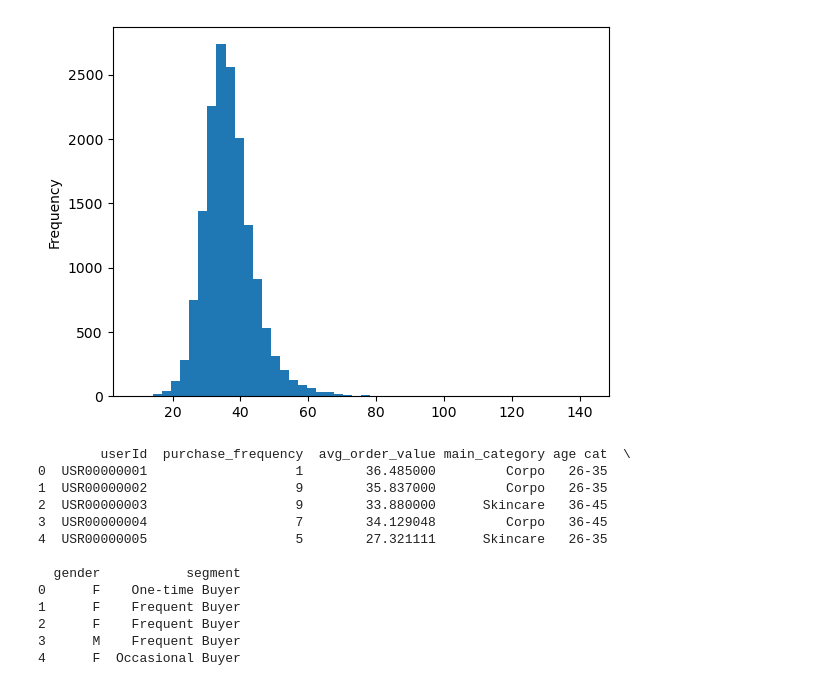
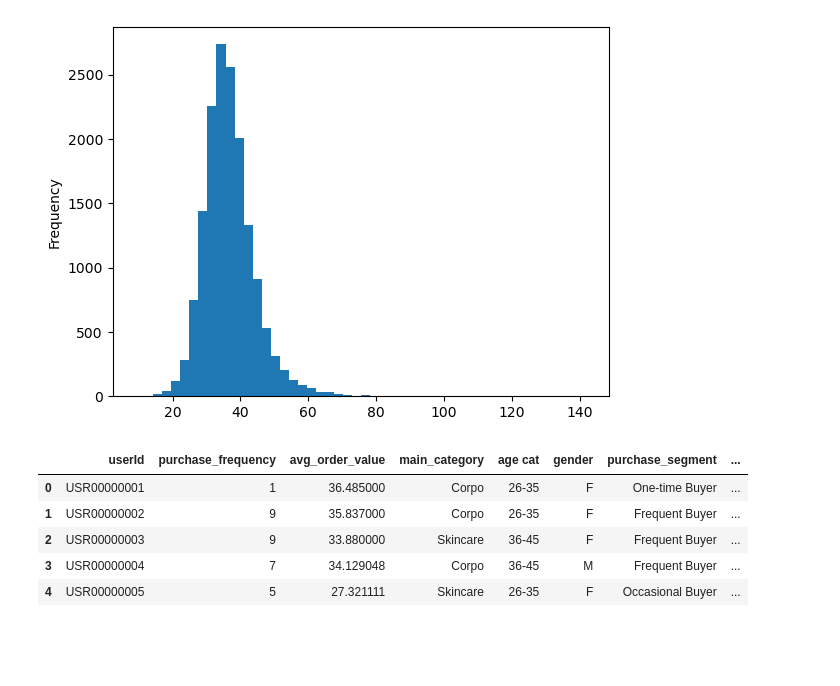
Before and after one commit to michelecoaro/Datanauti, a Jupyter notebook: EDA.ipynb, the cells around one changed output. Drawn from its saved outputs; the diff is of its cells as text; code cells hidden in the pictures; blank space fills up the shorter version.

```diff
--- a/EDA.ipynb
+++ b/EDA.ipynb
@@ -416,45 +383,46 @@ plt.show()
 # %% [output]
 [figure]
 # %%
-import pandas as pd
-
 purchase_frequency = df_beauty.groupby('userId')['orderId'].nunique().reset_index()
 purchase_frequency.columns = ['userId', 'purchase_frequency']
 
 avg_order_value = df_beauty.groupby('userId')['revenue'].mean().reset_index()
 avg_order_value.columns = ['userId', 'avg_order_value']
 
 top_category = df_beauty.groupby(['userId', 'main_category']).size().reset_index(name='count')
 top_category = top_category.loc[top_category.groupby('userId')['count'].idxmax(), ['userId', 'main_category']]
 
 id_info = df_beauty[['userId', 'age cat', 'gender']].drop_duplicates()
 id_info = id_info.groupby('userId').agg({'age cat': 'max', 'gender': 'first'}).reset_index()
 
 customer_segments = purchase_frequency.merge(avg_order_value, on='userId') \
                                       .merge(top_category, on='userId') \
                                       .merge(id_info, on='userId')
 
-customer_segments['segment'] = pd.cut(
+customer_segments['purchase_segment'] = pd.cut(
     customer_segments['purchase_frequency'],
     bins=[0, 1, 5, 10, float('inf')],
     labels=['One-time Buyer', 'Occasional Buyer', 'Frequent Buyer', 'Loyal Customer']
 )
 
-# Visualizza i primi risultati
-print(customer_segments.head())
+customer_segments['aov_segment'] = pd.cut(
+    customer_segments['avg_order_value'],
+    bins=[0, 20, 30, 40, 50, float('inf')],
+    labels=['Low Spender', 'Medium Spender', 'Medium High Spender', 'High Spender', 'Very High Spender']
+)
+
+popular_categories = df_beauty['main_category'].value_counts().index[:5]
+customer_segments['product_segment'] = customer_segments['main_category'].apply(
+    lambda x: x if x in popular_categories else 'Other'
+)
+
+customer_segments.head()
 # %% [output]
-        userId  purchase_frequency  avg_order_value main_category age cat  \
-0  USR00000001                   1        36.485000         Corpo   26-35
-1  USR00000002                   9        35.837000         Corpo   26-35
-2  USR00000003                   9        33.880000      Skincare   36-45
-3  USR00000004                   7        34.129048         Corpo   36-45
-4  USR00000005                   5        27.321111      Skincare   26-35
-
-  gender           segment
-0      F    One-time Buyer
-1      F    Frequent Buyer
-2      F    Frequent Buyer
-3      M    Frequent Buyer
-4      F  Occasional Buyer
+|  | userId | purchase_frequency | avg_order_value | main_category | age cat | gender | purchase_segment | ... |
+| 0 | USR00000001 | 1 | 36.485000 | Corpo | 26-35 | F | One-time Buyer | ... |
+| 1 | USR00000002 | 9 | 35.837000 | Corpo | 26-35 | F | Frequent Buyer | ... |
+| 2 | USR00000003 | 9 | 33.880000 | Skincare | 36-45 | F | Frequent Buyer | ... |
+| 3 | USR00000004 | 7 | 34.129048 | Corpo | 36-45 | M | Frequent Buyer | ... |
+| 4 | USR00000005 | 5 | 27.321111 | Skincare | 26-35 | F | Occasional Buyer | ... |
 # %%
 import plotly.express as px
```
Also changed, not shown: parts of 12 cells of this notebook.
